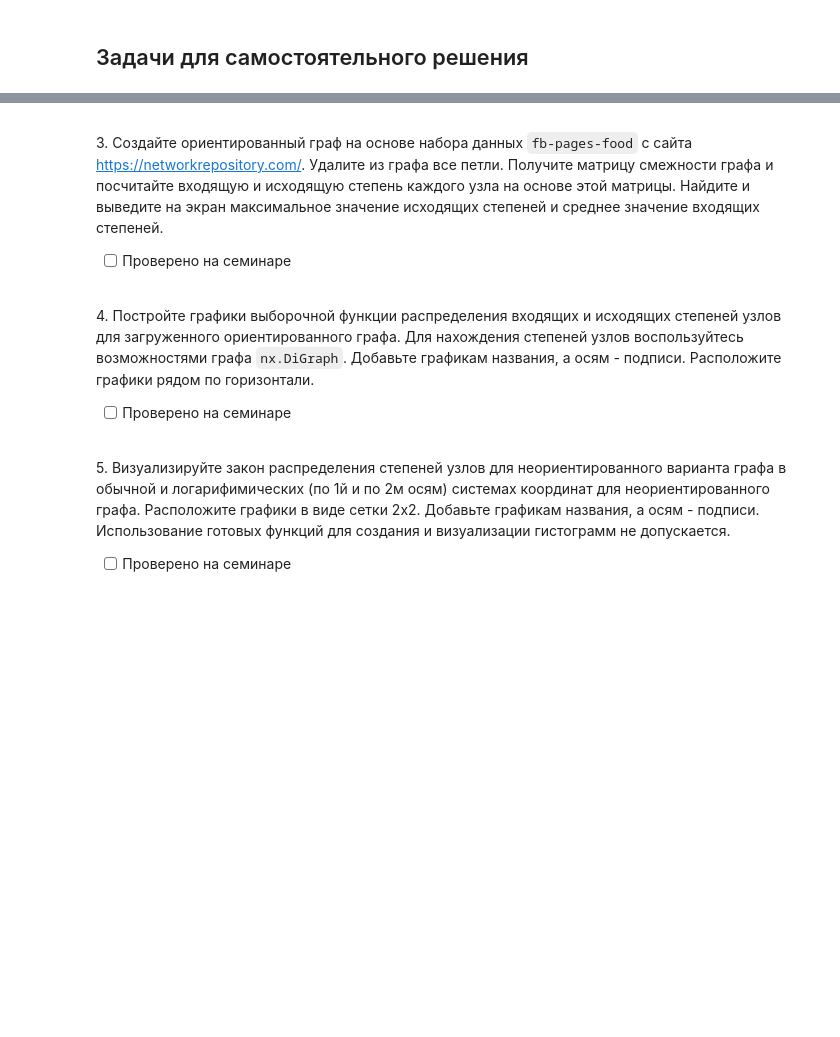
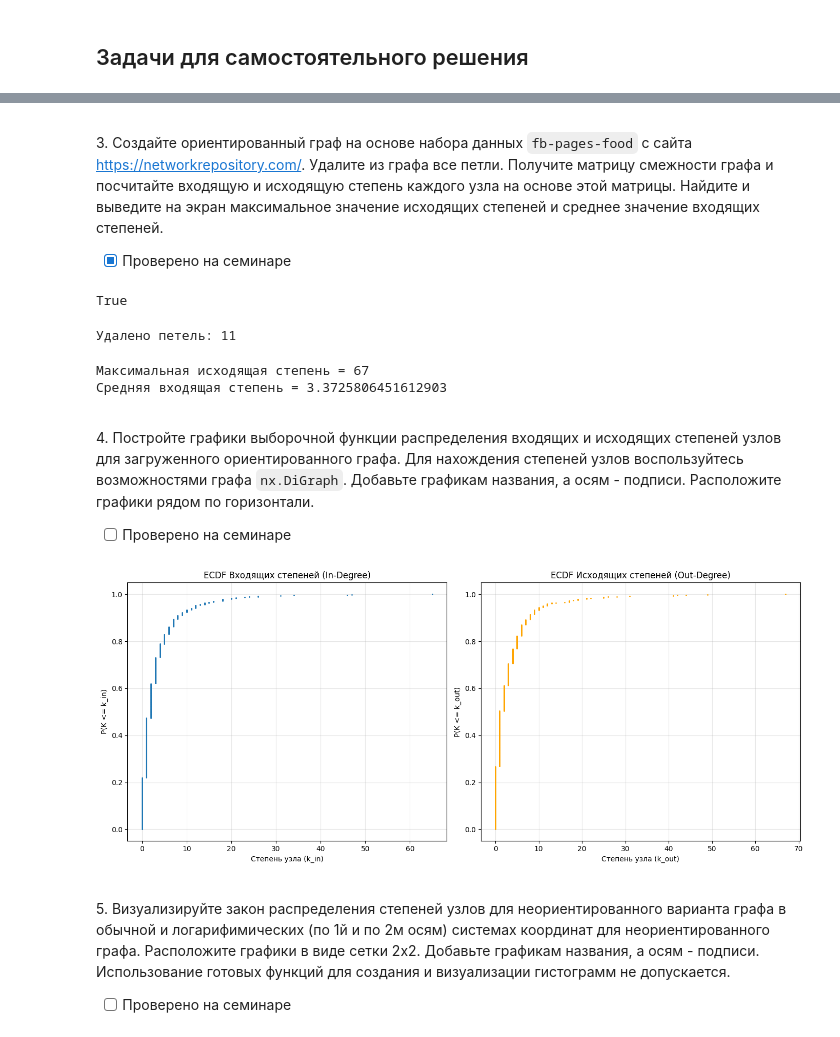
Before and after one commit to Ackrome/FU, a Jupyter notebook: Course_3/SA(C)/3_degree.ipynb, the cells around one changed output, grey strips where cells are left out. Saved outputs shown, nothing was run; the diff lists cells and outputs as text; code cells hidden in the pictures; blank space fills up the shorter version.

Commit message:
name upds

```diff
--- a/Course_3/SA(C)/3_degree.ipynb
+++ b/Course_3/SA(C)/3_degree.ipynb
@@ -34,0 +46,4 @@ __Авторы задач: Макрушин С.В (SVMakrushin@fa.ru), Блох
+# %%
+nodes = pd.read_csv('data/fb-pages-food/fb-pages-food.nodes')
+names_mapping = {node['new_id']: node['name'] for node in nodes[['name','new_id']].iloc }
+nx.set_node_attributes(G, names_mapping, 'name')
@@ -43,13 +90,66 @@ __Авторы задач: Макрушин С.В (SVMakrushin@fa.ru), Блох
 
 3\. Создайте ориентированный граф на основе набора данных `fb-pages-food` с сайта https://networkrepository.com/. Удалите из графа все петли. Получите матрицу смежности графа и посчитайте входящую и исходящую степень каждого узла на основе этой матрицы. Найдите и выведите на экран максимальное значение исходящих степеней и среднее значение входящих степеней.
 
-- [ ] Проверено на семинаре
+- [x] Проверено на семинаре
+# %%
+G = nx.read_edgelist('data/fb-pages-food/fb-pages-food.edges',create_using=nx.DiGraph, delimiter=',', nodetype=int)
+G.is_directed()
+# %% [output]
+True
+# %%
+loops = list(nx.selfloop_edges(G))
+G.remove_edges_from(loops)
+print(f"Удалено петель: {len(loops)}")
+# %% [output]
+Удалено петель: 11
+# %%
+nodes_order = sorted(list(G.nodes()))
+adj_matrix = nx.to_numpy_array(G, nodelist=nodes_order)
+
+out_degrees = np.sum(adj_matrix, axis=1)
+in_degrees = np.sum(adj_matrix, axis=0)
+
+max_out_degree = np.max(out_degrees)
+mean_in_degree = np.mean(in_degrees)
+
+print(f"Максимальная исходящая степень = {int(max_out_degree)}")
+print(f"Средняя входящая степень = {mean_in_degree}")
+# %% [output]
+Максимальная исходящая степень = 67
+Средняя входящая степень = 3.3725806451612903
 # %% [markdown]
 <p class="task" id="4"></p>
 
 4\. Постройте графики выборочной функции распределения входящих и исходящих степеней узлов для загруженного ориентированного графа. Для нахождения степеней узлов воспользуйтесь возможностями графа `nx.DiGraph`. Добавьте графикам названия, а осям - подписи. Расположите графики рядом по горизонтали.
 
 - [ ] Проверено на семинаре
+# %%
+def get_ecdf_coords(data):
+    x = np.sort(data)
+    n = len(x)
+    y = np.arange(1, n + 1) / n
+    return x, y
+
+fig, (ax1, ax2) = plt.subplots(1, 2, figsize=(14, 6))
+
+x_in, y_in = get_ecdf_coords(in_degrees)
+ax1.plot(x_in, y_in, marker='.', linestyle='none', markersize=2)
+ax1.set_title("ECDF Входящих степеней (In-Degree)")
+ax1.set_xlabel("Степень узла (k_in)")
+ax1.set_ylabel("P(K <= k_in)")
+ax1.grid(True, alpha=0.3)
+
+x_out, y_out = get_ecdf_coords(out_degrees)
+ax2.plot(x_out, y_out, marker='.', linestyle='none', color='orange', markersize=2)
+ax2.set_title("ECDF Исходящих степеней (Out-Degree)")
+ax2.set_xlabel("Степень узла (k_out)")
+ax2.set_ylabel("P(K <= k_out)")
+ax2.grid(True, alpha=0.3)
+
+plt.tight_layout()
+plt.show()
+# %% [output]
+[figure, added]
 # %% [markdown]
 <p class="task" id="5"></p>
 
```
Also changed, not shown: parts of 11 cells of this notebook, 8 other files.
